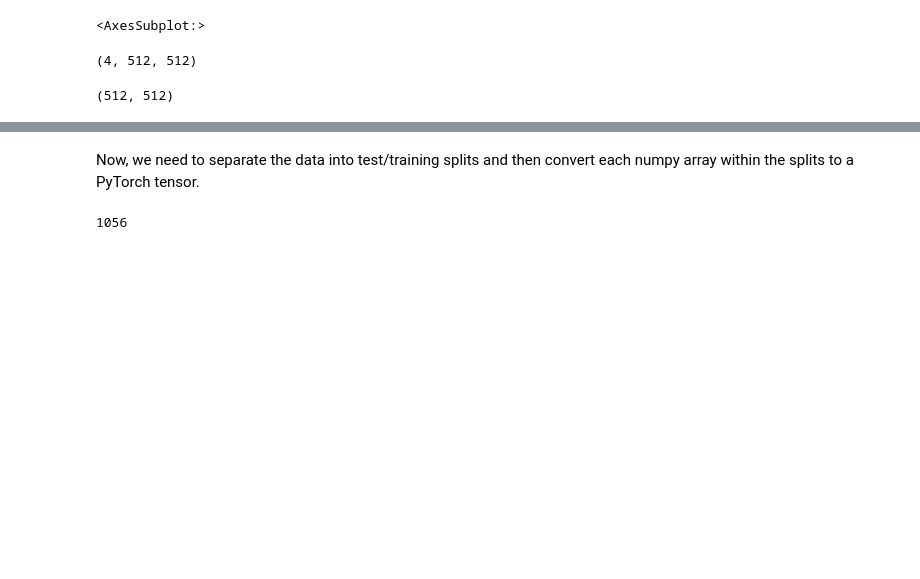
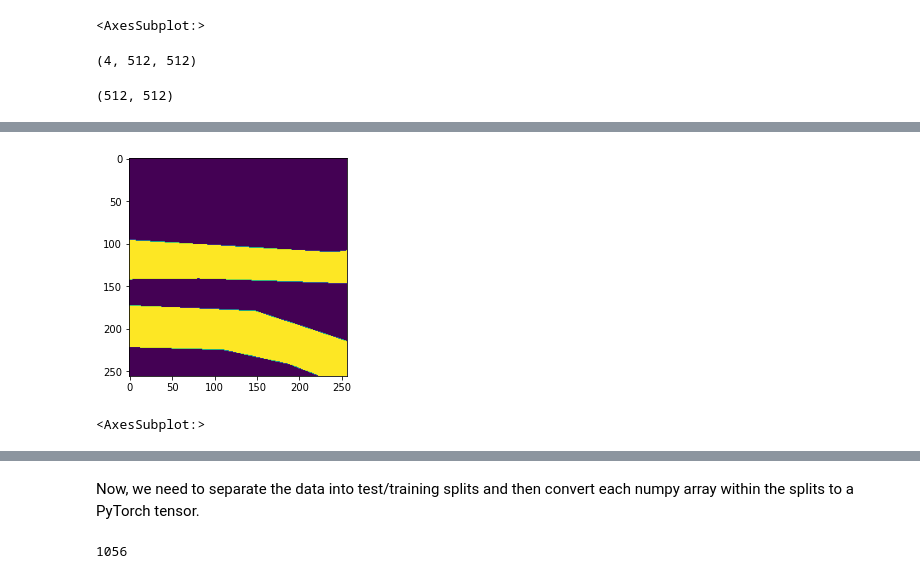
Before and after one commit to maxzvyagin/ephemeral_streams_code, a Jupyter notebook: brainstorming/pytorch_preprocessing_workflow.ipynb, the cells around one changed output, grey strips where cells are left out. Drawn from its saved outputs; the diff is of its cells as text; code cells hidden in the pictures; blank space fills up the shorter version.

```diff
--- a/brainstorming/pytorch_preprocessing_workflow.ipynb
+++ b/brainstorming/pytorch_preprocessing_workflow.ipynb
@@ -116,0 +158,5 @@ samples = get_windows(twelve_img, full_mask)
+# %%
+show(samples[275][1])
+# %% [output]
+[figure, added]
+<AxesSubplot:>
```
Also changed, not shown: parts of 9 cells of this notebook, 2 other files.
